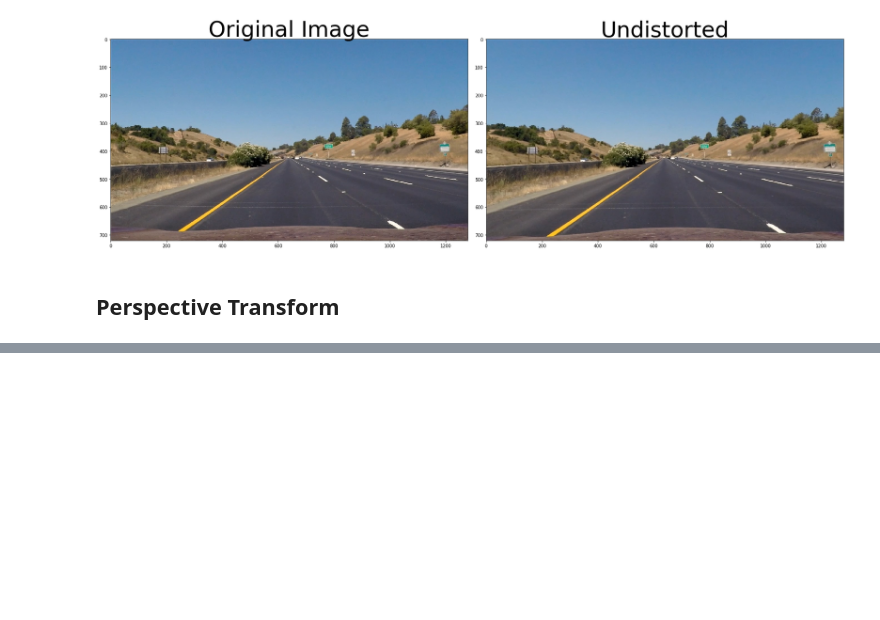
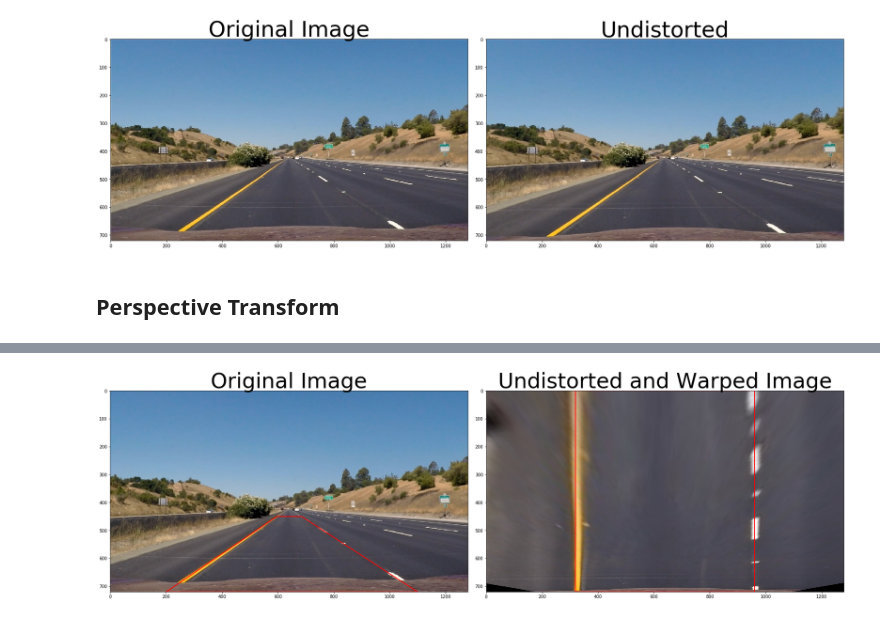
Before and after one commit to tsenying/CarND-Advanced-Lane-Lines, a Jupyter notebook: AdvancedLaneFinding.ipynb, the cells around one changed output, grey strips where cells are left out. Saved outputs shown, nothing was run; the diff lists cells and outputs as text; code cells hidden in the pictures; blank space fills up the shorter version.

```diff
--- a/AdvancedLaneFinding.ipynb
+++ b/AdvancedLaneFinding.ipynb
@@ -497,0 +408,71 @@ img.shape=(720, 1280, 3)
+# %%
+import pickle
+import cv2
+import numpy as np
+import matplotlib.pyplot as plt
+import matplotlib.image as mpimg
+
+from matplotlib.path import Path
+import matplotlib.patches as patches
+
+# Read in the saved camera matrix and distortion coefficients
+# These are the arrays calculated using cv2.calibrateCamera()
+dist_pickle = pickle.load( open( "camera_cal/calibration_pickle.p", "rb" ) )
+mtx = dist_pickle["mtx"]
+dist = dist_pickle["dist"]
+
+# Read in an image
+img = mpimg.imread('test_images/straight_lines1.jpg')
+
+# Define 4 source points
+# top left [622,435]
+# top right [662,435]
+# bottom right [1040,675]
+# bottom left [272,675]
+src_points = [[596,450],[685,450],[1100,720],[200,720]]
+src = np.float32(src_points)
+
+# Define 4 destination points
+dst_points = [
+    [320, 0],
+    [960, 0],
+    [960, 720],
+    [320, 720]]
+dst = np.float32(dst_points)
+
+# warp image
+img_warped, M = image_warp(img, mtx, dist, src, dst)
+
+# display result
+f, (ax1, ax2) = plt.subplots(1, 2, figsize=(24, 9))
+f.tight_layout()
+ax1.imshow(img)
+
+# draw the src points boundary
+verts = np.float32( src_points + [src_points[0]] )
+codes = [Path.MOVETO,
+         Path.LINETO,
+         Path.LINETO,
+         Path.LINETO,
+         Path.CLOSEPOLY,
+         ]
+
+path = Path(verts, codes)
+patch = patches.PathPatch(path, edgecolor='red', facecolor='none', lw=2)
+ax1.add_patch(patch)
+
+ax1.set_title('Original Image', fontsize=50)
+
+ax2.imshow( img_warped )
+
+# draw the dst points boundary
+verts = np.float32( dst_points + [dst_points[0]] )
+
+path = Path(verts, codes)
+patch = patches.PathPatch(path, edgecolor='red', facecolor='none', lw=2)
+ax2.add_patch(patch)
+
+ax2.set_title('Undistorted and Warped Image', fontsize=50)
+plt.subplots_adjust(left=0., right=1, top=0.9, bottom=0.)
+# %% [output]
+[figure, added]
```
Also changed, not shown: parts of 3 cells of this notebook.
